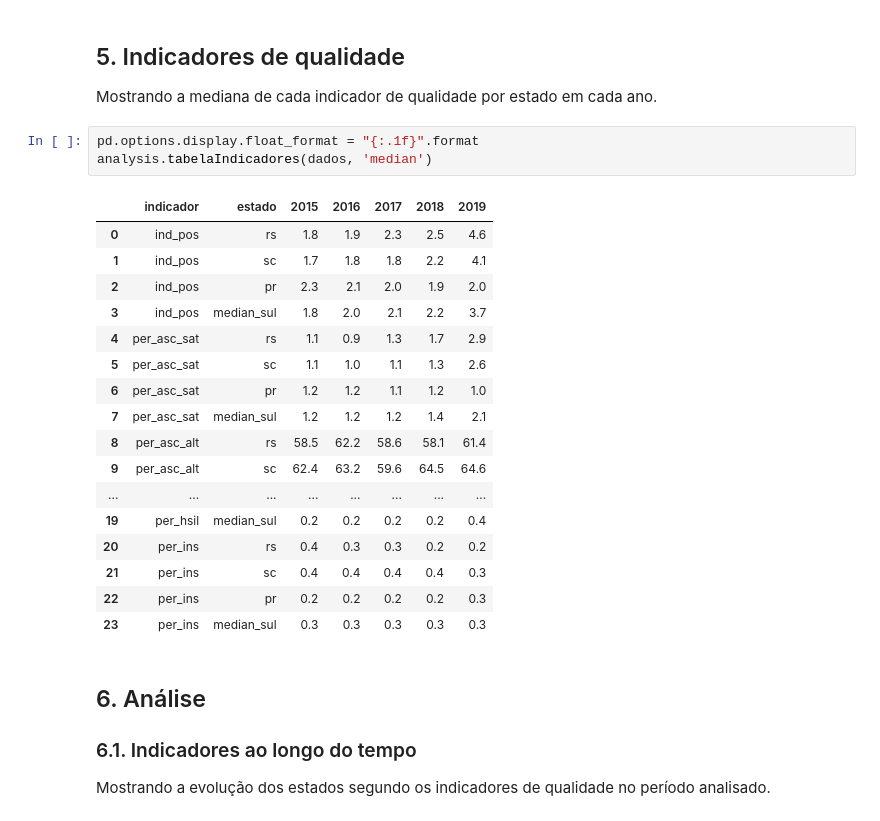
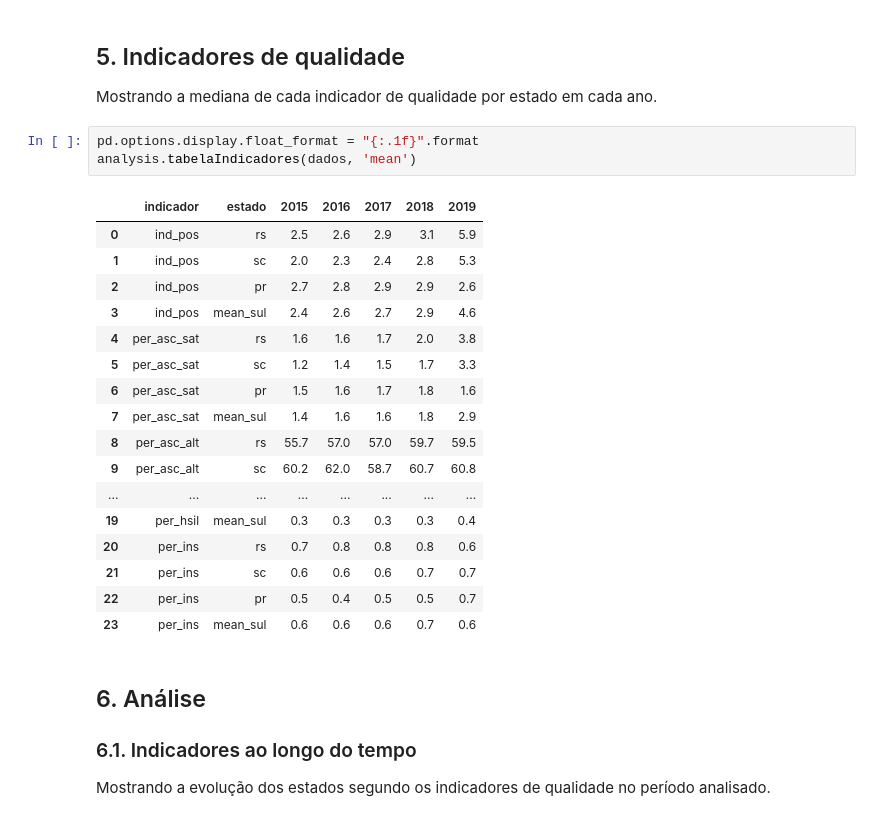
Before and after one commit to souzamarcelo/qualicito, a Jupyter notebook: lab-book.ipynb, the cells around one changed output. Drawn from its saved outputs; the diff is of its cells as text.

```diff
--- a/lab-book.ipynb
+++ b/lab-book.ipynb
@@ -94,25 +94,25 @@ analysis.quantidadeExames(dados)
 Mostrando a mediana de cada indicador de qualidade por estado em cada ano.
 # %%
 pd.options.display.float_format = "{:.1f}".format
-analysis.tabelaIndicadores(dados, 'median')
+analysis.tabelaIndicadores(dados, 'mean')
 # %% [output]
 |  | indicador | estado | 2015 | 2016 | 2017 | 2018 | 2019 |
-| 0 | ind_pos | rs | 1.8 | 1.9 | 2.3 | 2.5 | 4.6 |
-| 1 | ind_pos | sc | 1.7 | 1.8 | 1.8 | 2.2 | 4.1 |
-| 2 | ind_pos | pr | 2.3 | 2.1 | 2.0 | 1.9 | 2.0 |
-| 3 | ind_pos | median_sul | 1.8 | 2.0 | 2.1 | 2.2 | 3.7 |
-| 4 | per_asc_sat | rs | 1.1 | 0.9 | 1.3 | 1.7 | 2.9 |
-| 5 | per_asc_sat | sc | 1.1 | 1.0 | 1.1 | 1.3 | 2.6 |
-| 6 | per_asc_sat | pr | 1.2 | 1.2 | 1.1 | 1.2 | 1.0 |
-| 7 | per_asc_sat | median_sul | 1.2 | 1.2 | 1.2 | 1.4 | 2.1 |
-| 8 | per_asc_alt | rs | 58.5 | 62.2 | 58.6 | 58.1 | 61.4 |
-| 9 | per_asc_alt | sc | 62.4 | 63.2 | 59.6 | 64.5 | 64.6 |
+| 0 | ind_pos | rs | 2.5 | 2.6 | 2.9 | 3.1 | 5.9 |
+| 1 | ind_pos | sc | 2.0 | 2.3 | 2.4 | 2.8 | 5.3 |
+| 2 | ind_pos | pr | 2.7 | 2.8 | 2.9 | 2.9 | 2.6 |
+| 3 | ind_pos | mean_sul | 2.4 | 2.6 | 2.7 | 2.9 | 4.6 |
+| 4 | per_asc_sat | rs | 1.6 | 1.6 | 1.7 | 2.0 | 3.8 |
+| 5 | per_asc_sat | sc | 1.2 | 1.4 | 1.5 | 1.7 | 3.3 |
+| 6 | per_asc_sat | pr | 1.5 | 1.6 | 1.7 | 1.8 | 1.6 |
+| 7 | per_asc_sat | mean_sul | 1.4 | 1.6 | 1.6 | 1.8 | 2.9 |
+| 8 | per_asc_alt | rs | 55.7 | 57.0 | 57.0 | 59.7 | 59.5 |
+| 9 | per_asc_alt | sc | 60.2 | 62.0 | 58.7 | 60.7 | 60.8 |
 | ... | ... | ... | ... | ... | ... | ... | ... |
-| 19 | per_hsil | median_sul | 0.2 | 0.2 | 0.2 | 0.2 | 0.4 |
-| 20 | per_ins | rs | 0.4 | 0.3 | 0.3 | 0.2 | 0.2 |
-| 21 | per_ins | sc | 0.4 | 0.4 | 0.4 | 0.4 | 0.3 |
-| 22 | per_ins | pr | 0.2 | 0.2 | 0.2 | 0.2 | 0.3 |
-| 23 | per_ins | median_sul | 0.3 | 0.3 | 0.3 | 0.3 | 0.3 |
+| 19 | per_hsil | mean_sul | 0.3 | 0.3 | 0.3 | 0.3 | 0.4 |
+| 20 | per_ins | rs | 0.7 | 0.8 | 0.8 | 0.8 | 0.6 |
+| 21 | per_ins | sc | 0.6 | 0.6 | 0.6 | 0.7 | 0.7 |
+| 22 | per_ins | pr | 0.5 | 0.4 | 0.5 | 0.5 | 0.7 |
+| 23 | per_ins | mean_sul | 0.6 | 0.6 | 0.6 | 0.7 | 0.6 |
 # %% [markdown]
 ## 6. Análise
 
```
Also changed, not shown: parts of 4 cells of this notebook.
